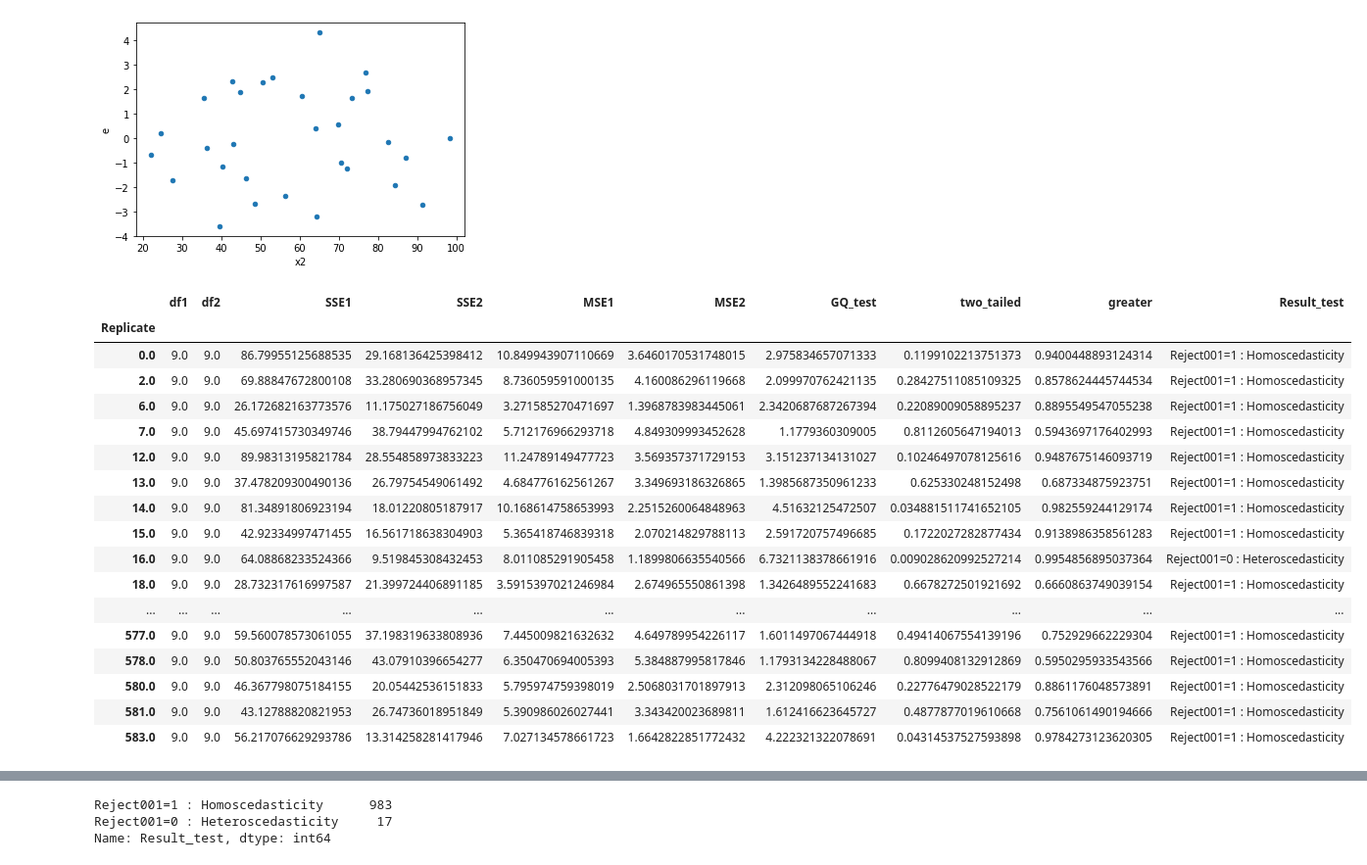
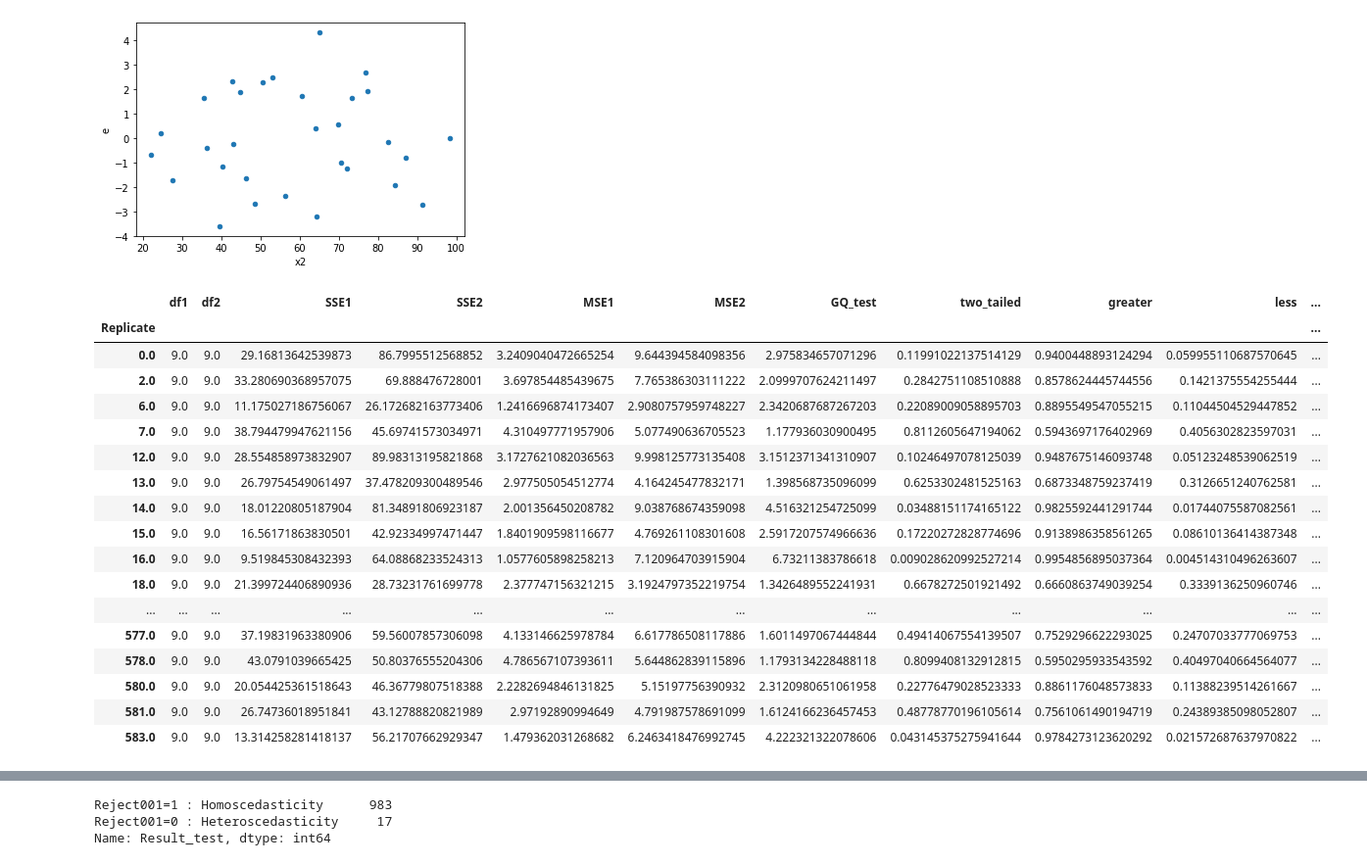
Before and after one commit to iam-fern/Generate_multiplication, a Jupyter notebook: GQtest_data_multi_delta_(0_4)_n30_01.ipynb, the cells around one changed output, grey strips where cells are left out. Shown at 98% size. Cells and saved outputs as stored; diff of their text form; code cells hidden in the pictures.

```diff
--- a/GQtest_data_multi_delta_(0_4)_n30_01.ipynb
+++ b/GQtest_data_multi_delta_(0_4)_n30_01.ipynb
@@ -175,7 +176,6 @@ def get_result(run_replicate, percent_data):
     new_table_sort = new_table.sort_values('x2')
     new_table_sort.reset_index(inplace=True)
     new_table_sort.drop(['index'], axis=1, inplace=True)
-
 
     # แบ่งข้อมูลกลุ่มที่ 1
     table1 = new_table_sort.iloc[:int(percent_data*new_table_sort.shape[0]) , :]
@@ -189,8 +189,7 @@ def get_result(run_replicate, percent_data):
     # หาค่า df กลุ่ม 1
     DF1 = model1.df_resid + 1
     SSE1 = model1.ssr
-    MSE1 = model1.mse_resid
-
+    MSE1 = SSE1/DF1
 
     # แบ่งข้อมูลกลุ่มที่ 2
     table2 = new_table_sort.iloc[int((1-percent_data)*new_table_sort.shape[0]): , :]
@@ -204,23 +203,21 @@ def get_result(run_replicate, percent_data):
     # หาค่า df กลุ่ม 2
     DF2 = model2.df_resid + 1
     SSE2 = model2.ssr
-    MSE2 = model2.mse_resid
+    MSE2 = SSE2/DF2
 
     # ค่าสถิติทดสอบ
     GQ_test = (SSE2/DF2) / (SSE1/DF1)
-
 
     df2 = DF2
     df1 = DF1
 
     # คำนวณค่า p-value
-    # sf(x, dfn, dfd, loc=0, scale=1) : Survival function (also defined as 1 - cdf, but sf is sometimes more accurate)
+    # pdf(x, dfn, dfd, loc=0, scale=1) : Probability density function
     two_tailed = 2.0*(1.0-(ss.f.cdf(GQ_test, df2, df1)))
+    p_greater = ss.f.cdf(GQ_test, df2, df1)
+    p_less = 1.0-ss.f.cdf(GQ_test, df2, df1)
 
-    # pdf(x, dfn, dfd, loc=0, scale=1) : Probability density function
-    p_greater = ss.f.cdf(GQ_test, df2, df1)
-
-    return df2, df1, SSE2, SSE1, MSE2, MSE1, GQ_test, two_tailed, p_greater
+    return df1, df2, SSE1, SSE2, MSE1, MSE2, GQ_test, two_tailed, p_greater, p_less
 
 # สร้าง list ของ replicates
 list_replicate=list({i[0] for i in table.index})
@@ -236,13 +233,14 @@ list_MSE2=[]
 list_GQ_test=[]
 list_two_tailed=[]
 list_p_greater=[]
+list_p_less=[]
 
 # กำหนด % การแบ่งข้อมูล
 percent_data=0.4
 
 # ใช้ for loop สำหรับการ run ทุก replicates
 for run_replicate in list_replicate:
-    df1, df2, SSE1, SSE2, MSE1, MSE2, GQ_test, two_tailed, p_greater=get_result(run_replicate, percent_data)
+    df1, df2, SSE1, SSE2, MSE1, MSE2, GQ_test, two_tailed, p_greater, p_less=get_result(run_replicate, percent_data)
     list_df1.append(df1)
     list_SSE1.append(SSE1)
     list_df2.append(df2)
@@ -252,41 +250,42 @@ for run_replicate in list_replicate:
     list_GQ_test.append(GQ_test)
     list_two_tailed.append(two_tailed)
     list_p_greater.append(p_greater)
+    list_p_less.append(p_less)
 # %%
 # สร้างตารางผลลัพธ์
 alpha = 0.01
 pd.set_option('display.max_rows', 1000)
 pd.set_option('display.max_columns', 1000)
 pd.set_option('display.width', 1000)
 result=pd.DataFrame({"Replicate":list_replicate, "df1":list_df1, "df2":list_df2, "SSE1":list_SSE1,
                      "SSE2":list_SSE2, "MSE1":list_MSE1, "MSE2":list_MSE2,
-                     "GQ_test":list_GQ_test, "two_tailed":list_two_tailed, "greater":list_p_greater})
+                     "GQ_test":list_GQ_test, "two_tailed":list_two_tailed, "greater":list_p_greater, "less":list_p_less})
 result.set_index(['Replicate'], inplace=True)
-result=result[(result["two_tailed"]<=1) & (result["greater"]<=1)]
+result=result[(result["two_tailed"]<=1) & (result["greater"]<=1) & (result["less"]<=1)]
 result["Result_test"]=result["two_tailed"].apply(lambda p_value: 'Reject001=0 : Heteroscedasticity'
-                                                                  if p_value < alpha else 'Reject001=1 : Homoscedasticity')
+                                                 if p_value < alpha else 'Reject001=1 : Homoscedasticity')
 #two_tailed_new_show=two_tailed_new.drop(columns="greater")
 
 result.astype(str)
 # %% [output]
-|  | df1 | df2 | SSE1 | SSE2 | MSE1 | MSE2 | GQ_test | two_tailed | greater | Result_test |
-| Replicate |  |  |  |  |  |  |  |  |  |  |
-| 0.0 | 9.0 | 9.0 | 86.79955125688535 | 29.168136425398412 | 10.849943907110669 | 3.6460170531748015 | 2.975834657071333 | 0.1199102213751373 | 0.9400448893124314 | Reject001=1 : Homoscedasticity |
-| 2.0 | 9.0 | 9.0 | 69.88847672800108 | 33.280690368957345 | 8.736059591000135 | 4.160086296119668 | 2.099970762421135 | 0.28427511085109325 | 0.8578624445744534 | Reject001=1 : Homoscedasticity |
-| 6.0 | 9.0 | 9.0 | 26.172682163773576 | 11.175027186756049 | 3.271585270471697 | 1.3968783983445061 | 2.3420687687267394 | 0.22089009058895237 | 0.8895549547055238 | Reject001=1 : Homoscedasticity |
-| 7.0 | 9.0 | 9.0 | 45.697415730349746 | 38.79447994762102 | 5.712176966293718 | 4.849309993452628 | 1.1779360309005 | 0.8112605647194013 | 0.5943697176402993 | Reject001=1 : Homoscedasticity |
-| 12.0 | 9.0 | 9.0 | 89.98313195821784 | 28.554858973833223 | 11.24789149477723 | 3.569357371729153 | 3.151237134131027 | 0.10246497078125616 | 0.9487675146093719 | Reject001=1 : Homoscedasticity |
-| 13.0 | 9.0 | 9.0 | 37.478209300490136 | 26.79754549061492 | 4.684776162561267 | 3.349693186326865 | 1.3985687350961233 | 0.625330248152498 | 0.687334875923751 | Reject001=1 : Homoscedasticity |
-| 14.0 | 9.0 | 9.0 | 81.34891806923194 | 18.01220805187917 | 10.168614758653993 | 2.2515260064848963 | 4.51632125472507 | 0.034881511741652105 | 0.982559244129174 | Reject001=1 : Homoscedasticity |
-| 15.0 | 9.0 | 9.0 | 42.92334997471455 | 16.561718638304903 | 5.365418746839318 | 2.070214829788113 | 2.591720757496685 | 0.1722027282877434 | 0.9138986358561283 | Reject001=1 : Homoscedasticity |
-| 16.0 | 9.0 | 9.0 | 64.08868233524366 | 9.519845308432453 | 8.011085291905458 | 1.1899806635540566 | 6.7321138378661916 | 0.009028620992527214 | 0.9954856895037364 | Reject001=0 : Heteroscedasticity |
-| 18.0 | 9.0 | 9.0 | 28.732317616997587 | 21.399724406891185 | 3.5915397021246984 | 2.674965550861398 | 1.3426489552241683 | 0.6678272501921692 | 0.6660863749039154 | Reject001=1 : Homoscedasticity |
-| ... | ... | ... | ... | ... | ... | ... | ... | ... | ... | ... |
-| 577.0 | 9.0 | 9.0 | 59.560078573061055 | 37.198319633808936 | 7.445009821632632 | 4.649789954226117 | 1.6011497067444918 | 0.49414067554139196 | 0.752929662229304 | Reject001=1 : Homoscedasticity |
-| 578.0 | 9.0 | 9.0 | 50.803765552043146 | 43.07910396654277 | 6.350470694005393 | 5.384887995817846 | 1.1793134228488067 | 0.8099408132912869 | 0.5950295933543566 | Reject001=1 : Homoscedasticity |
-| 580.0 | 9.0 | 9.0 | 46.367798075184155 | 20.05442536151833 | 5.795974759398019 | 2.5068031701897913 | 2.312098065106246 | 0.22776479028522179 | 0.8861176048573891 | Reject001=1 : Homoscedasticity |
-| 581.0 | 9.0 | 9.0 | 43.12788820821953 | 26.74736018951849 | 5.390986026027441 | 3.343420023689811 | 1.612416623645727 | 0.4877877019610668 | 0.7561061490194666 | Reject001=1 : Homoscedasticity |
-| 583.0 | 9.0 | 9.0 | 56.217076629293786 | 13.314258281417946 | 7.027134578661723 | 1.6642822851772432 | 4.222321322078691 | 0.04314537527593898 | 0.9784273123620305 | Reject001=1 : Homoscedasticity |
+|  | df1 | df2 | SSE1 | SSE2 | MSE1 | MSE2 | GQ_test | two_tailed | greater | less | ... |
+| Replicate |  |  |  |  |  |  |  |  |  |  | ... |
+| 0.0 | 9.0 | 9.0 | 29.16813642539873 | 86.7995512568852 | 3.2409040472665254 | 9.644394584098356 | 2.975834657071296 | 0.11991022137514129 | 0.9400448893124294 | 0.059955110687570645 | ... |
+| 2.0 | 9.0 | 9.0 | 33.280690368957075 | 69.888476728001 | 3.697854485439675 | 7.765386303111222 | 2.0999707624211497 | 0.2842751108510888 | 0.8578624445744556 | 0.1421375554255444 | ... |
+| 6.0 | 9.0 | 9.0 | 11.175027186756067 | 26.172682163773406 | 1.2416696874173407 | 2.9080757959748227 | 2.3420687687267203 | 0.22089009058895703 | 0.8895549547055215 | 0.11044504529447852 | ... |
+| 7.0 | 9.0 | 9.0 | 38.794479947621156 | 45.69741573034971 | 4.310497771957906 | 5.077490636705523 | 1.177936030900495 | 0.8112605647194062 | 0.5943697176402969 | 0.4056302823597031 | ... |
+| 12.0 | 9.0 | 9.0 | 28.554858973832907 | 89.98313195821868 | 3.1727621082036563 | 9.998125773135408 | 3.1512371341310907 | 0.10246497078125039 | 0.9487675146093748 | 0.05123248539062519 | ... |
+| 13.0 | 9.0 | 9.0 | 26.79754549061497 | 37.478209300489546 | 2.977505054512774 | 4.164245477832171 | 1.398568735096099 | 0.6253302481525163 | 0.6873348759237419 | 0.3126651240762581 | ... |
+| 14.0 | 9.0 | 9.0 | 18.01220805187904 | 81.34891806923187 | 2.001356450208782 | 9.038768674359098 | 4.516321254725099 | 0.03488151174165122 | 0.9825592441291744 | 0.01744075587082561 | ... |
+| 15.0 | 9.0 | 9.0 | 16.56171863830501 | 42.92334997471447 | 1.8401909598116677 | 4.769261108301608 | 2.5917207574966636 | 0.17220272828774696 | 0.9138986358561265 | 0.08610136414387348 | ... |
+| 16.0 | 9.0 | 9.0 | 9.519845308432393 | 64.08868233524313 | 1.0577605898258213 | 7.120964703915904 | 6.73211383786618 | 0.009028620992527214 | 0.9954856895037364 | 0.004514310496263607 | ... |
+| 18.0 | 9.0 | 9.0 | 21.399724406890936 | 28.73231761699778 | 2.377747156321215 | 3.1924797352219754 | 1.3426489552241931 | 0.6678272501921492 | 0.6660863749039254 | 0.3339136250960746 | ... |
+| ... | ... | ... | ... | ... | ... | ... | ... | ... | ... | ... | ... |
+| 577.0 | 9.0 | 9.0 | 37.19831963380906 | 59.56007857306098 | 4.133146625978784 | 6.617786508117886 | 1.6011497067444844 | 0.49414067554139507 | 0.7529296622293025 | 0.24707033777069753 | ... |
+| 578.0 | 9.0 | 9.0 | 43.0791039665425 | 50.80376555204306 | 4.786567107393611 | 5.644862839115896 | 1.1793134228488118 | 0.8099408132912815 | 0.5950295933543592 | 0.40497040664564077 | ... |
+| 580.0 | 9.0 | 9.0 | 20.054425361518643 | 46.36779807518388 | 2.2282694846131825 | 5.15197756390932 | 2.3120980651061958 | 0.22776479028523333 | 0.8861176048573833 | 0.11388239514261667 | ... |
+| 581.0 | 9.0 | 9.0 | 26.74736018951841 | 43.12788820821989 | 2.97192890994649 | 4.791987578691099 | 1.6124166236457453 | 0.48778770196105614 | 0.7561061490194719 | 0.24389385098052807 | ... |
+| 583.0 | 9.0 | 9.0 | 13.314258281418137 | 56.21707662929347 | 1.479362031268682 | 6.2463418476992745 | 4.222321322078606 | 0.043145375275941644 | 0.9784273123620292 | 0.021572687637970822 | ... |
 # %%
 # สร้างตารางผลลัพธ์
 alpha = 0.01
```
Also changed, not shown: parts of 2 cells of this notebook.
